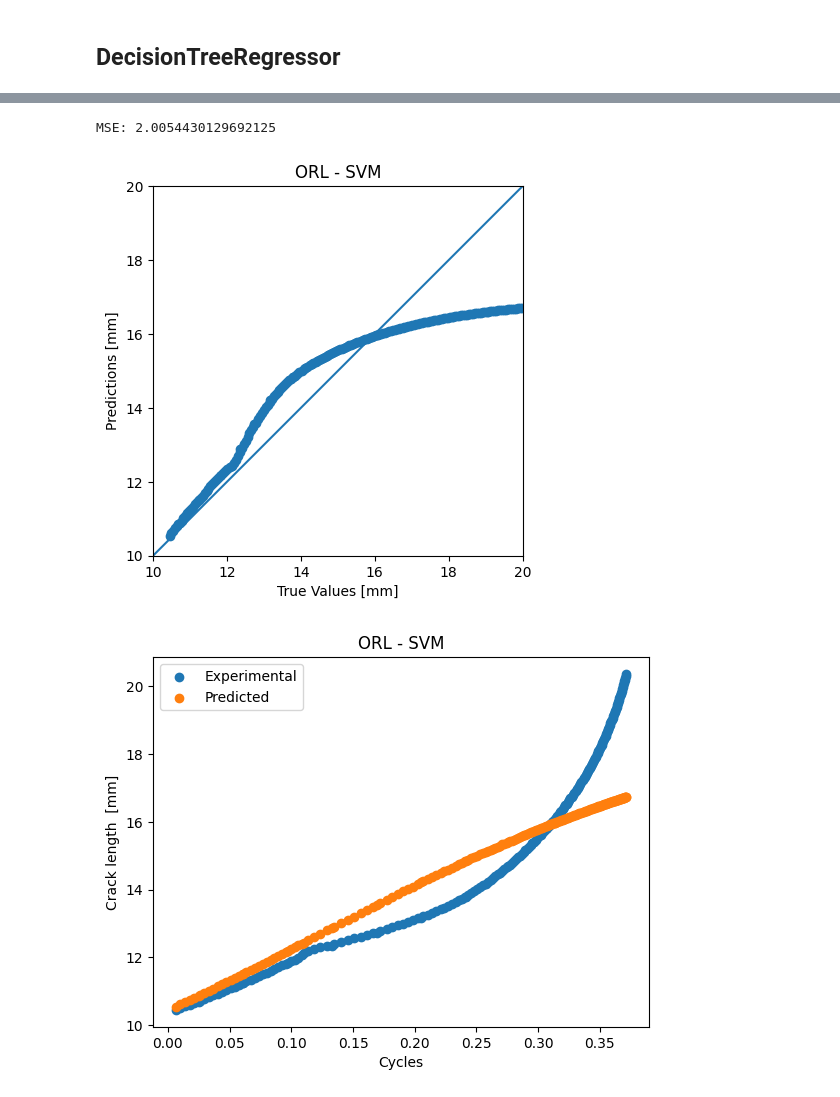
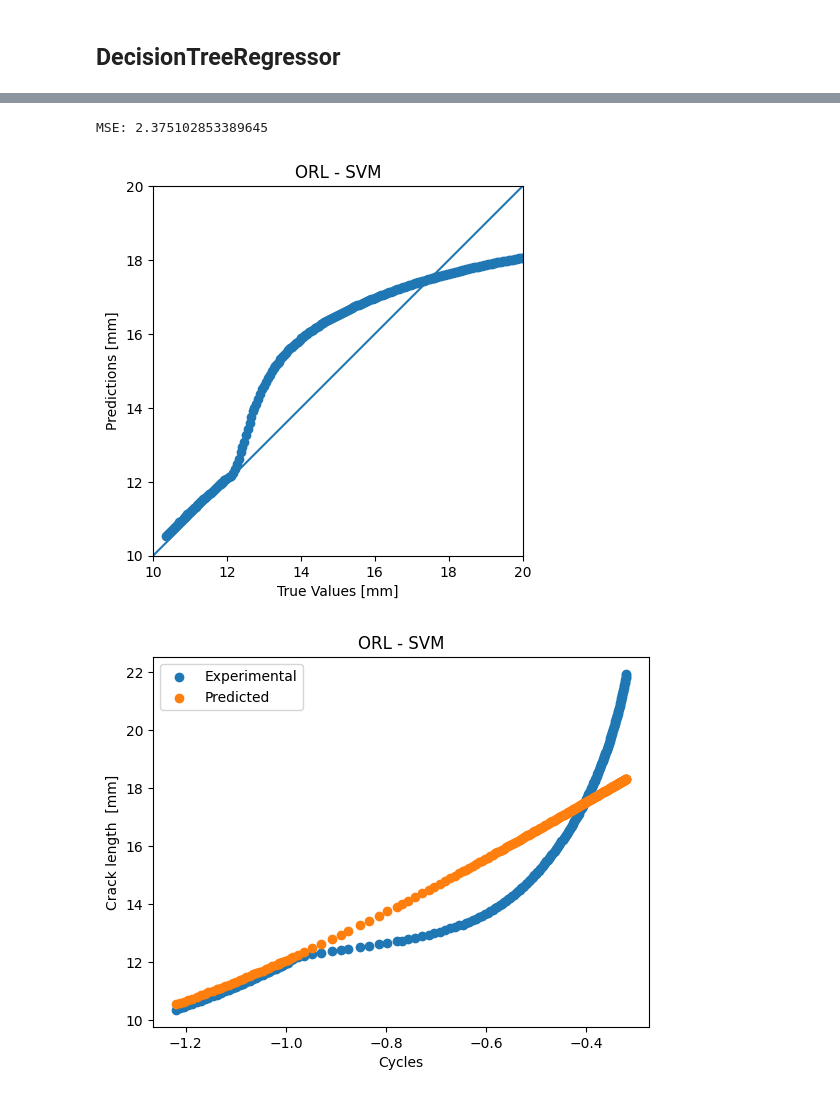
Before and after one commit to TNTU-124-System-analysis-research/qste340tm-modeling-of-fatigue-failure-after-single-overload, a Jupyter notebook: test.ipynb, the cells around one changed output, grey strips where cells are left out. Drawn from its saved outputs; the diff is of its cells as text; code cells hidden in the pictures.

```diff
--- a/test.ipynb
+++ b/test.ipynb
@@ -137,8 +141,8 @@ Train data duplicate rows:
 False
 # %%
 # Create two separate test sets
-test_data1 = data[(data['R'] == 0.5) & (data['OLR'] == 0.0)]
-test_data2 = data[(data['R'] == 0.5) & (data['OLR'] == 1.5)]
+test_data1 = data[(data['R'] == 0.3) & (data['OLR'] == 0.0)]
+test_data2 = data[(data['R'] == 0.3) & (data['OLR'] == 1.5)]
 
 # Create a training set that exclude the first test set
 train_data1 = pd.concat([data, test_data1]).drop_duplicates(keep=False)
@@ -161,7 +165,7 @@ X_test2 = test_data2.drop('crack length', axis=1)
 y_test2 = test_data2['crack length']
 
 # Scale the data
-scaler = MinMaxScaler(feature_range=(0, 1))
+scaler = StandardScaler()
 
 X_train_scaled1 = scaler.fit_transform(X_train1)
 X_train_scaled2 = scaler.fit_transform(X_train2)
@@ -399,7 +403,7 @@ MSE: 3.223351648820225
 # Predict crack length vs. the number of cycles for ORL using Decision Tree
 
 # Train the model
-decision_tree2 = DecisionTreeRegressor(max_depth=12)
+decision_tree2 = DecisionTreeRegressor(random_state=42)
 
 decision_tree2.fit(X_train_scaled2, y_train2)
 
@@ -469,37 +473,37 @@ MSE: 1.9310242104363324
 # Predict crack length vs. the number of cycles for OLR using Support Vector Machine
 
 # Train the model
-svm2 = svm.SVR()
+svm2 = svm.SVR(kernel='rbf', C=100, gamma=0.1, epsilon=.1)
 
 svm2.fit(X_train_scaled2, y_train2)
 
 # Predict and evaluate performance on test data
 y_pred = svm2.predict(X_test2_scaled)
 mse2 = mean_squared_error(y_test2, y_pred)
 print(f'MSE: {mse2}')
 
 a = plt.axes(aspect='equal')
 plt.scatter(y_test2, y_pred)
 plt.xlabel('True Values [mm]')
 plt.ylabel('Predictions [mm]')
 lims = [10, 20]
 plt.xlim(lims)
 plt.ylim(lims)
 _ = plt.plot(lims, lims)
 plt.title('ORL - SVM')
 plt.show()
 
 plt.scatter(X_test2_scaled[:,0], y_test2, label='Experimental')
 plt.scatter(X_test2_scaled[:,0], y_pred, label='Predicted')
 plt.ylabel('Crack length  [mm]')
 plt.xlabel("Cycles")
 plt.title('ORL - SVM')
 plt.legend()
 plt.show()
 # %% [output]
-MSE: 2.0054430129692125
+MSE: 2.375102853389645
-[figure, old version]
+[figure, new version]
-[figure, old version]
+[figure, new version]
 # %%
 gradient_boosting1 = GradientBoostingRegressor(n_estimators=10000)
 
```
Also changed, not shown: parts of 11 cells of this notebook.
